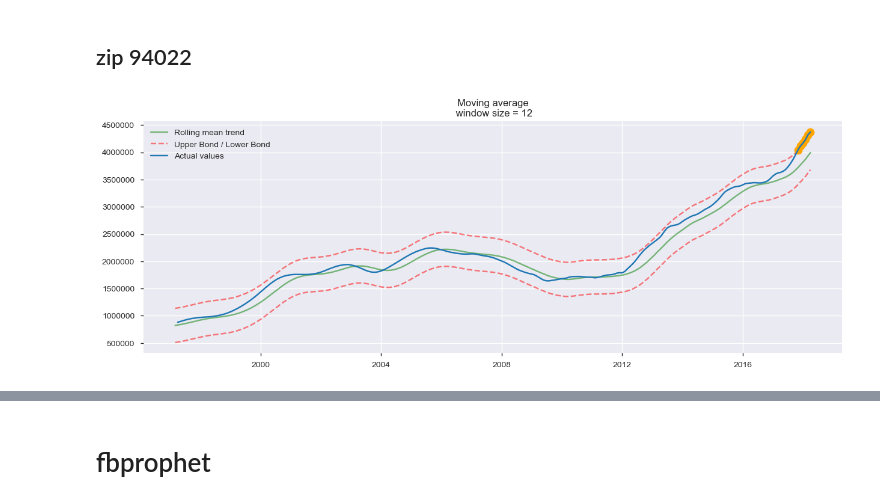
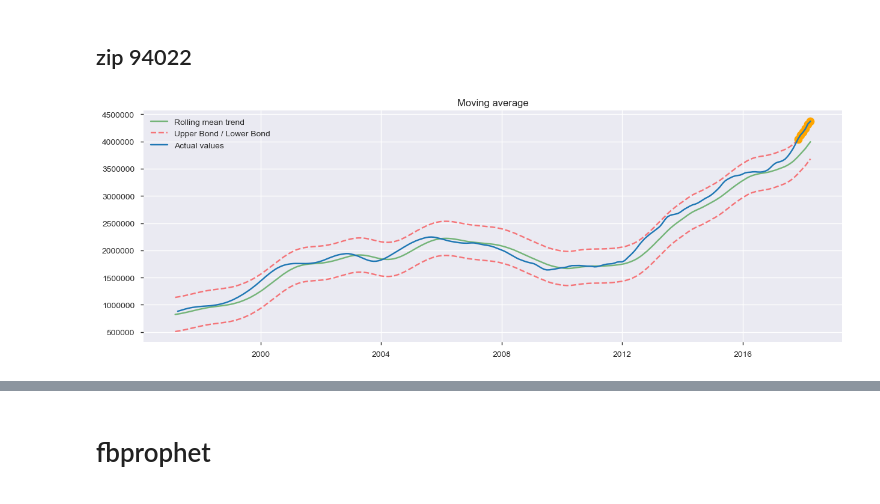
Before and after one commit to janellejolliff/zillow-analysis-and-forecasting, a Jupyter notebook: proj_3_zillow.ipynb, the cells around one changed output, grey strips where cells are left out. Cells and saved outputs as stored; diff of their text form; code cells hidden in the pictures.

```diff
--- a/proj_3_zillow.ipynb
+++ b/proj_3_zillow.ipynb
@@ -586,9 +483,9 @@ auto_sarima(zip_4, .85)
 # %% [markdown]
 ## zip 94022
 # %%
-plotMovingAverage(zip_5, 12)
+plot_moving_avg(zip_5, 12)
 # %% [output]
-[figure, old version]
+[figure, new version]
 # %%
 auto_sarima(zip_5, .85)
 # %% [output]
```
Also changed, not shown: parts of 34 cells of this notebook.
